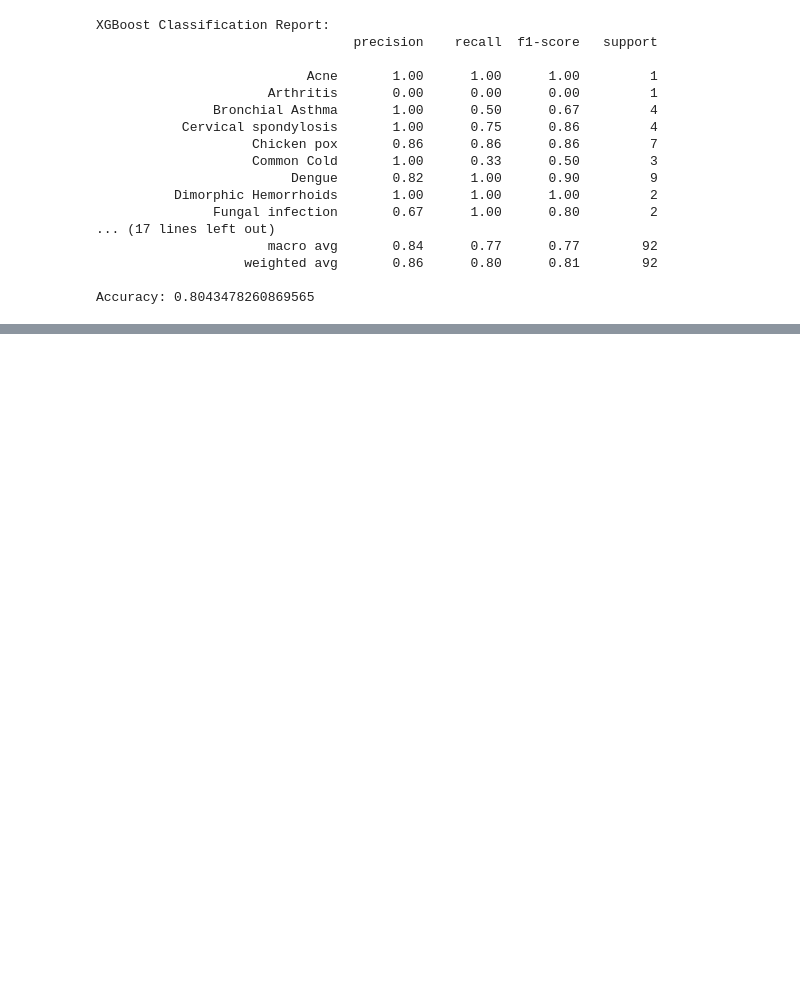
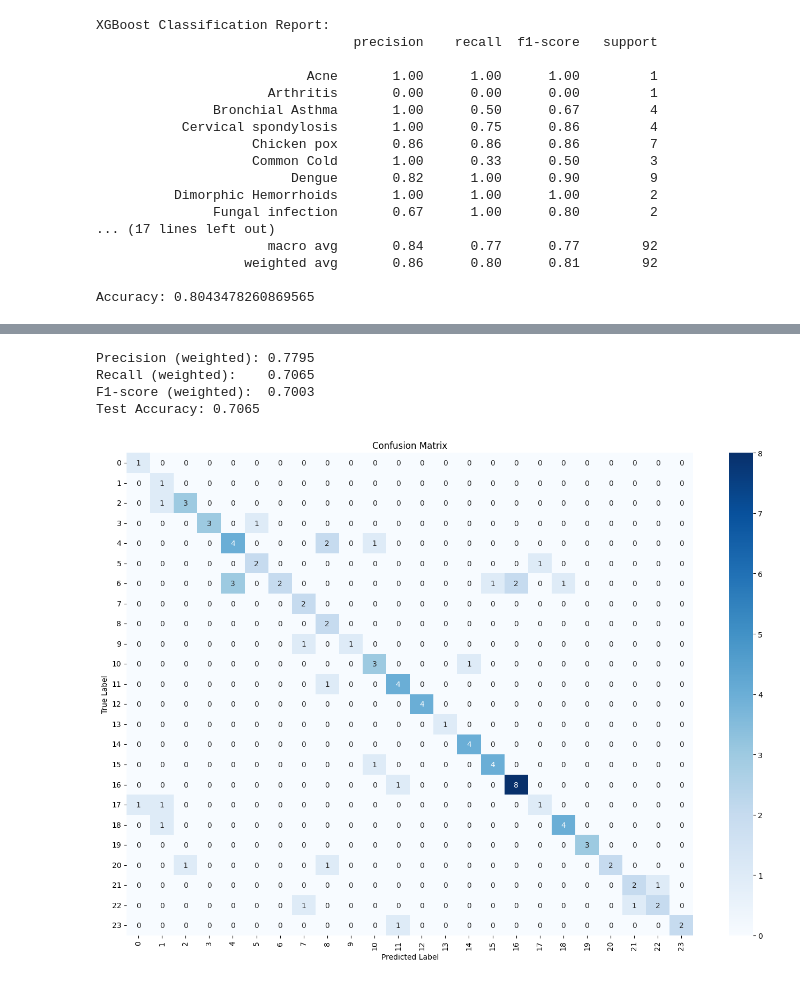
Before and after one commit to Jitenrai21/DoctorSathiProject, a Jupyter notebook: src/train_model.ipynb, the cells around one changed output, grey strips where cells are left out. Cells and saved outputs as stored; diff of their text form; code cells hidden in the pictures; blank space fills up the shorter version.

Commit message:
nn model trained with 70% accuracy

```diff
--- a/src/train_model.ipynb
+++ b/src/train_model.ipynb
@@ -221,0 +288,13 @@ Accuracy: 0.8043478260869565
+# %%
+# Convert labels to one-hot encoding
+y_resampled_cat = to_categorical(y_resampled)
+y_test_cat = to_categorical(label_encoder.transform(y_test))  # Only if y_test is still in string format
+
+model = Sequential()
+model.add(Dense(128, input_dim=X_resampled.shape[1], activation='relu'))
+model.add(Dropout(0.3))
+model.add(Dense(64, activation='relu'))
+model.add(Dropout(0.3))
+model.add(Dense(y_resampled_cat.shape[1], activation='softmax'))
+
+model.summary()
@@ -221,0 +319,3 @@ Accuracy: 0.8043478260869565
+# %%
+model.compile(loss='categorical_crossentropy', optimizer='adam', metrics=['accuracy'])
+model.fit(X_resampled, y_resampled_cat, epochs=50, batch_size=32, verbose=1, validation_split=0.1)
@@ -221,0 +341,11 @@ Accuracy: 0.8043478260869565
+# %%
+
+# Predict and evaluate
+y_pred_nn = model.predict(X_test)
+y_pred_labels = y_pred_nn.argmax(axis=1)
+
+target_names = [str(cls) for cls in label_encoder.classes_]
+
+print("Neural Network Classification Report:")
+print(classification_report(y_test, y_pred_labels, target_names=target_names))
+print("Accuracy:", accuracy_score(y_test, y_pred_labels))
@@ -221,0 +370,33 @@ Accuracy: 0.8043478260869565
+# %%
+from sklearn.metrics import classification_report, accuracy_score, confusion_matrix, precision_score, recall_score, f1_score
+precision = precision_score(y_test, y_pred_labels, average='weighted')
+recall = recall_score(y_test, y_pred_labels, average='weighted')
+f1 = f1_score(y_test, y_pred_labels, average='weighted')
+
+print(f"Precision (weighted): {precision:.4f}")
+print(f"Recall (weighted):    {recall:.4f}")
+print(f"F1-score (weighted):  {f1:.4f}")
+
+acc = accuracy_score(y_test, y_pred_labels)
+print(f"Test Accuracy: {acc:.4f}")
+# %% [output]
+Precision (weighted): 0.7795
+Recall (weighted):    0.7065
+F1-score (weighted):  0.7003
+Test Accuracy: 0.7065
+# %%
+import seaborn as sns
+import matplotlib.pyplot as plt
+cm = confusion_matrix(y_test, y_pred_labels)
+
+plt.figure(figsize=(14, 10))
+sns.heatmap(cm, annot=True, fmt='d', xticklabels=target_names, yticklabels=target_names, cmap='Blues')
+plt.title("Confusion Matrix")
+plt.ylabel("True Label")
+plt.xlabel("Predicted Label")
+plt.xticks(rotation=90)
+plt.yticks(rotation=0)
+plt.tight_layout()
+plt.show()
+# %% [output]
+[figure, added]
```
Also changed, not shown: parts of 7 cells of this notebook, 1 other file.
